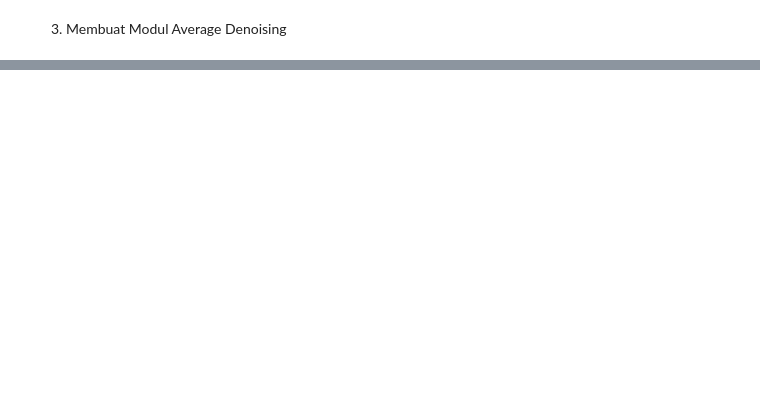
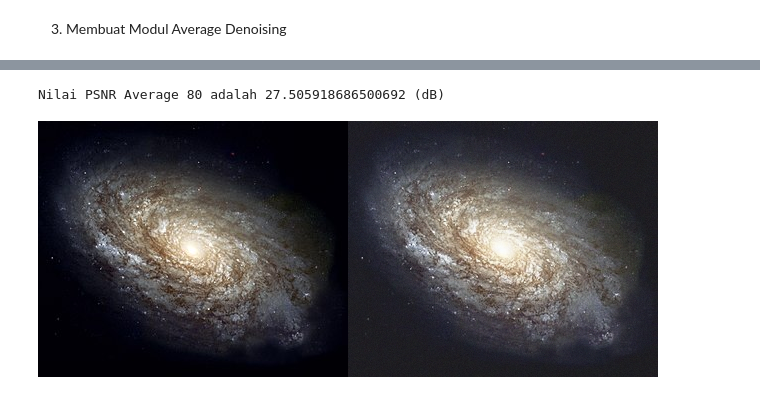
Before and after one commit to SitiZumarohdf/PCVK_Genap_2023, a Jupyter notebook: Week_5.ipynb, the cells around one changed output, grey strips where cells are left out. Cells and saved outputs as stored; diff of their text form; code cells hidden in the pictures; blank space fills up the shorter version.

```diff
--- a/Week_5.ipynb
+++ b/Week_5.ipynb
@@ -224,0 +198,30 @@ cv2_imshow(final_frame)
+# %%
+# 4. Jumlah Citra di Average - 80
+
+dst = cv_img[0]
+noise_number = 79
+for i in range(noise_number):
+    if i == 0:
+        pass
+    else:
+        alpha = 1.0 / (i + 1)
+        beta = 1.0 - alpha
+        dst = cv.addWeighted(cv_img[i], alpha, dst, beta, 0.0)
+
+def PSNR(original, compressed):
+    mse = np.mean((original - compressed) ** 2)
+    if(mse == 0):
+      return 100
+    max_pixel = 255.0
+    psnr = 20 * log10(max_pixel / sqrt(mse))
+    return psnr
+
+compressed = dst
+psnr = PSNR(original, compressed)
+
+print('Nilai PSNR Average 80 adalah',psnr,'(dB)')
+galaxy_frame = cv.hconcat((original, dst))
+cv2_imshow(galaxy_frame)
+# %% [output]
+Nilai PSNR Average 80 adalah 27.505918686500692 (dB)
+[figure, added]
```
Also changed, not shown: parts of 15 cells of this notebook.
